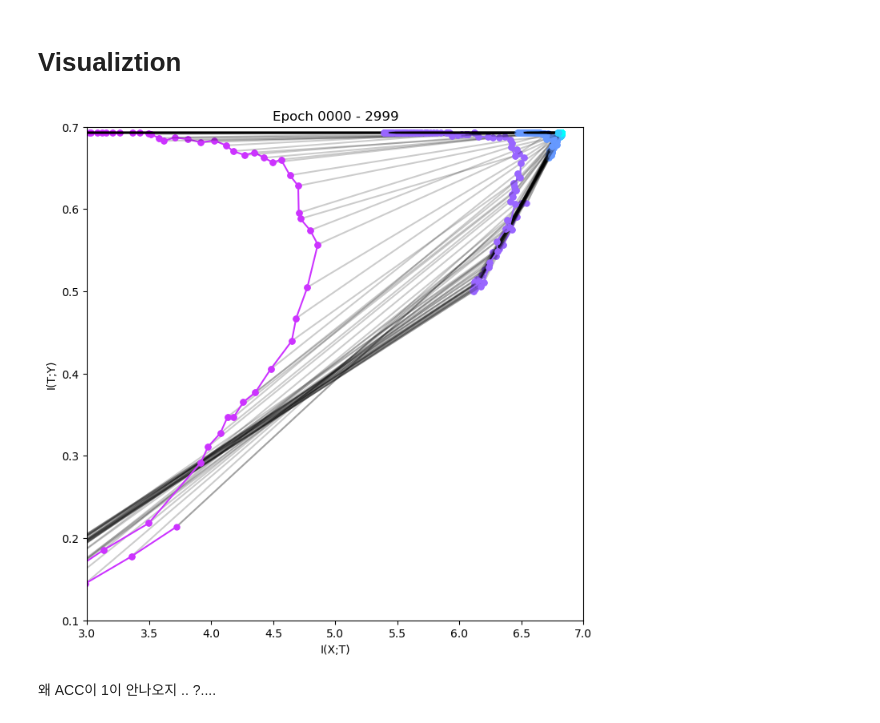
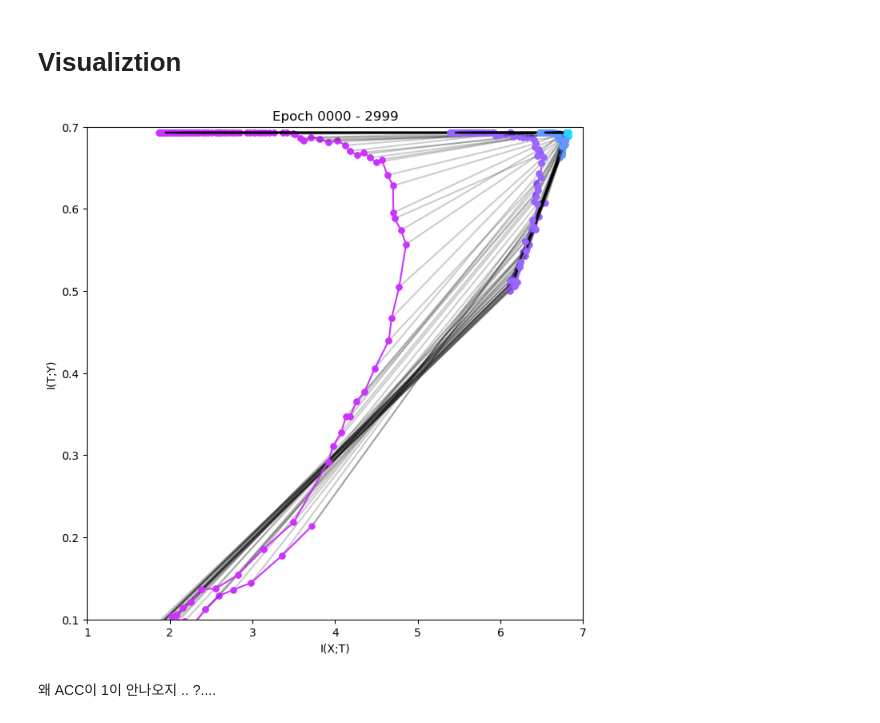
Before and after one commit to sggithi/Classic, a Jupyter notebook: MI/IB/information_bottleneck.ipynb, the cells around one changed output. Drawn from its saved outputs; the diff is of its cells as text; code cells hidden in the pictures.

```diff
--- a/MI/IB/information_bottleneck.ipynb
+++ b/MI/IB/information_bottleneck.ipynb
@@ -252,34 +252,34 @@ import matplotlib.pyplot as plt
 from matplotlib import animation
 from IPython.display import HTML
 
 fig, ax = plt.subplots(figsize=(8,8))
-ax.set_xlim((3,7))
+ax.set_xlim((1,7))
 ax.set_ylim((0.1,0.7))
 ax.set_xlabel('I(X;T)')
 ax.set_ylabel('I(T;Y)')
 title = ax.set_title('')
 plt.close(fig)
 
 cmap = plt.cm.get_cmap('cool')
 
 def animate(i):
     title.set_text('Epoch %s' % str(epochs[i]).zfill(4))
     ax.plot(mi_xt_all[i,:], mi_ty_all[i,:], 'k-',alpha=0.2)
     if i > 0:
         for j in range(n_hidden_layers):
             ax.plot(mi_xt_all[(i-1):(i+1),j],mi_ty_all[(i-1):(i+1),j],'.-',c=cmap(j*.2),ms=10)
     return
 
 anim = animation.FuncAnimation(fig,
                                animate,
                                init_func=None,
                                frames=len(epochs),
                                interval=100)
 HTML(anim.to_html5_video())
 
 ax.set_title('Epoch 0000 - 2999')
 fig
 # %% [output]
-[figure, old version]
+[figure, new version]
 # %% [markdown]
 왜 ACC이 1이 안나오지 .. ?....
```
Also changed, not shown: parts of 4 cells of this notebook, 8 other files.
